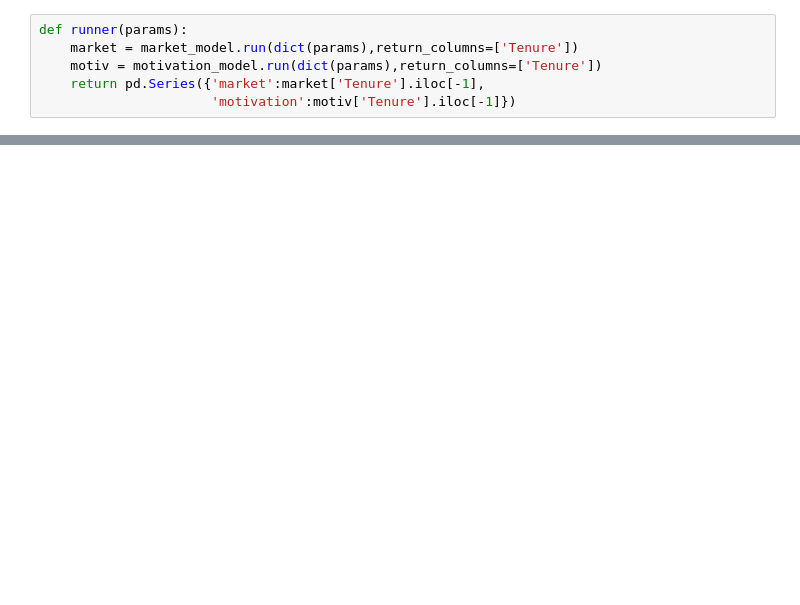
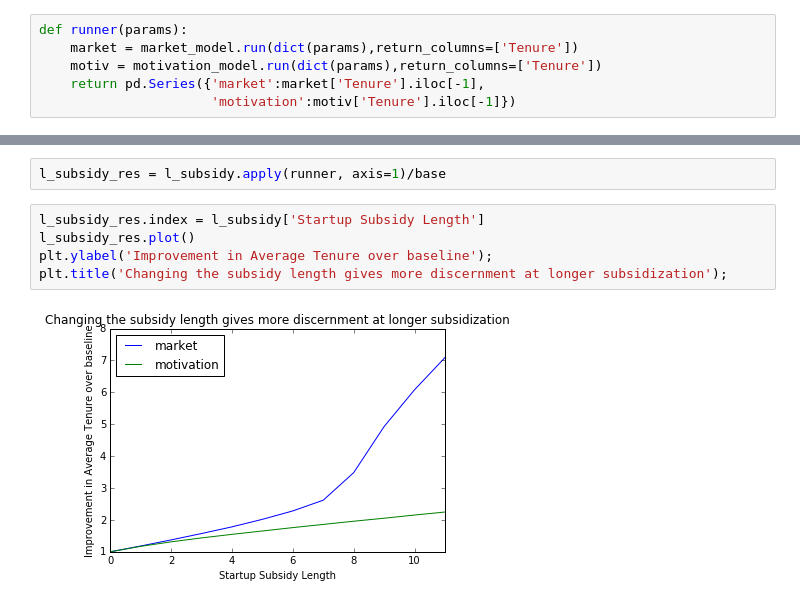
Before and after one commit to SDXorg/PySD-Cookbook, a Jupyter notebook: source/analyses/model_comparison/Designing_Experiments.ipynb, the cells around one changed output, grey strips where cells are left out. Drawn from its saved outputs; the diff is of its cells as text; blank space fills up the shorter version.

```diff
--- a/source/analyses/model_comparison/Designing_Experiments.ipynb
+++ b/source/analyses/model_comparison/Designing_Experiments.ipynb
@@ -99,0 +89,9 @@ subsidy
+# %%
+l_subsidy_res = l_subsidy.apply(runner, axis=1)/base
+# %%
+l_subsidy_res.index = l_subsidy['Startup Subsidy Length']
+l_subsidy_res.plot()
+plt.ylabel('Improvement in Average Tenure over baseline');
+plt.title('Changing the subsidy length gives more discernment at longer subsidization');
+# %% [output]
+[figure, added]
```
Also changed, not shown: parts of 32 cells of this notebook, 2 other files.
